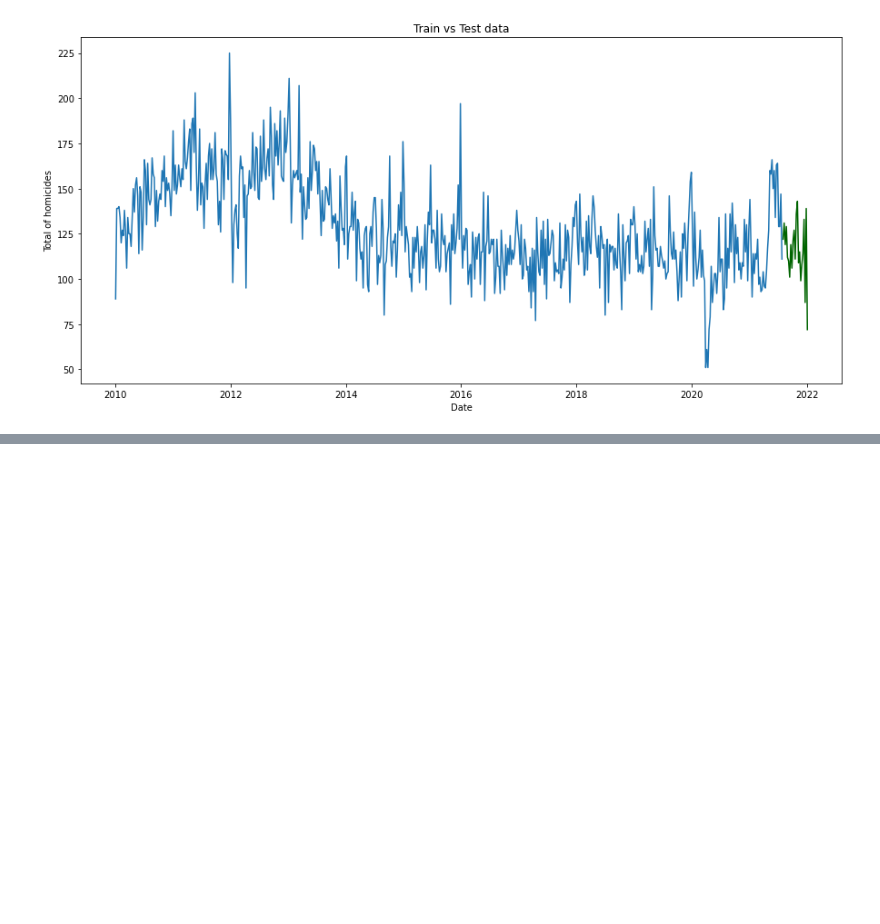
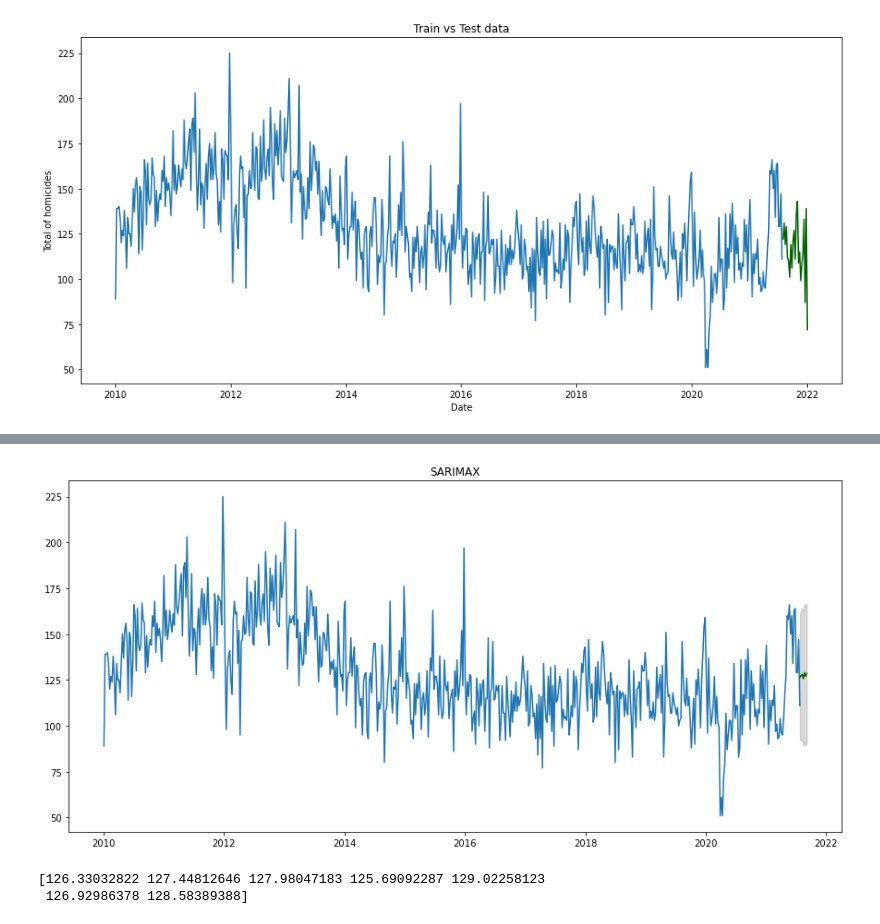
Before and after one commit to Carl0pez/Proyecto-DS4A, a Jupyter notebook: Training.ipynb, the cells around one changed output, grey strips where cells are left out. Cells and saved outputs as stored; diff of their text form; code cells hidden in the pictures; blank space fills up the shorter version.

```diff
--- a/Training.ipynb
+++ b/Training.ipynb
@@ -111,0 +91,12 @@ fecha
+# %%
+# Training SARIMAX Model
+SARIMAX_model = pm.auto_arima(train['total'],
+                           start_p=0, start_q=0,
+                           test='adf',
+                           max_p=8, max_q=8, #m=12,
+                           start_P=0, seasonal=False,
+                           d=None, D=1,
+                           trace=True,
+                           error_action='ignore',
+                           suppress_warnings=True,
+                           stepwise=True)
@@ -112,2 +121,46 @@ fecha
+# %%
+def sarimax_forecast(SARIMAX_model, periods):
+    # Forecast
+    n_periods = periods
+
+    forecast_df = pd.DataFrame({"month_index":pd.date_range(train.index[-1],
+                                periods = n_periods,
+                                freq='W').week},
+                                index = pd.date_range(train.index[-1],
+                                        periods = n_periods,
+                                        freq='W'))
+
+    fitted, confint = SARIMAX_model.predict(n_periods=n_periods,
+                                            return_conf_int=True,
+                                            dynamic=True)
+
+    index_of_fc = pd.date_range(train.index[-1], periods = n_periods, freq='W')
+
+    # make series for plotting purpose
+    fitted_series = pd.Series(fitted, index=index_of_fc)
+    lower_series = pd.Series(confint[:, 0], index=index_of_fc)
+    upper_series = pd.Series(confint[:, 1], index=index_of_fc)
+
+    # Plot
+    plt.figure(figsize=(15,7))
+    plt.plot(train["total"], color='#1f76b4')
+    plt.plot(fitted_series, color='darkgreen')
+   # plt.plot(df["total"], color='black')
+    #plt.plot(test["total"], color='blue')
+    plt.fill_between(lower_series.index,
+                    lower_series,
+                    upper_series,
+                    color='k', alpha=.15)
+
+    plt.title("SARIMAX")
+    plt.show()
+
+    print(fitted)
+
+sarimax_forecast(SARIMAX_model,7)
+# %% [output]
+[figure, added]
+[126.33032822 127.44812646 127.98047183 125.69092287 129.02258123
+ 126.92986378 128.58389388]
 # %%
 # Training SARIMAX Model
```
Also changed, not shown: parts of 12 cells of this notebook, 1 other file.
